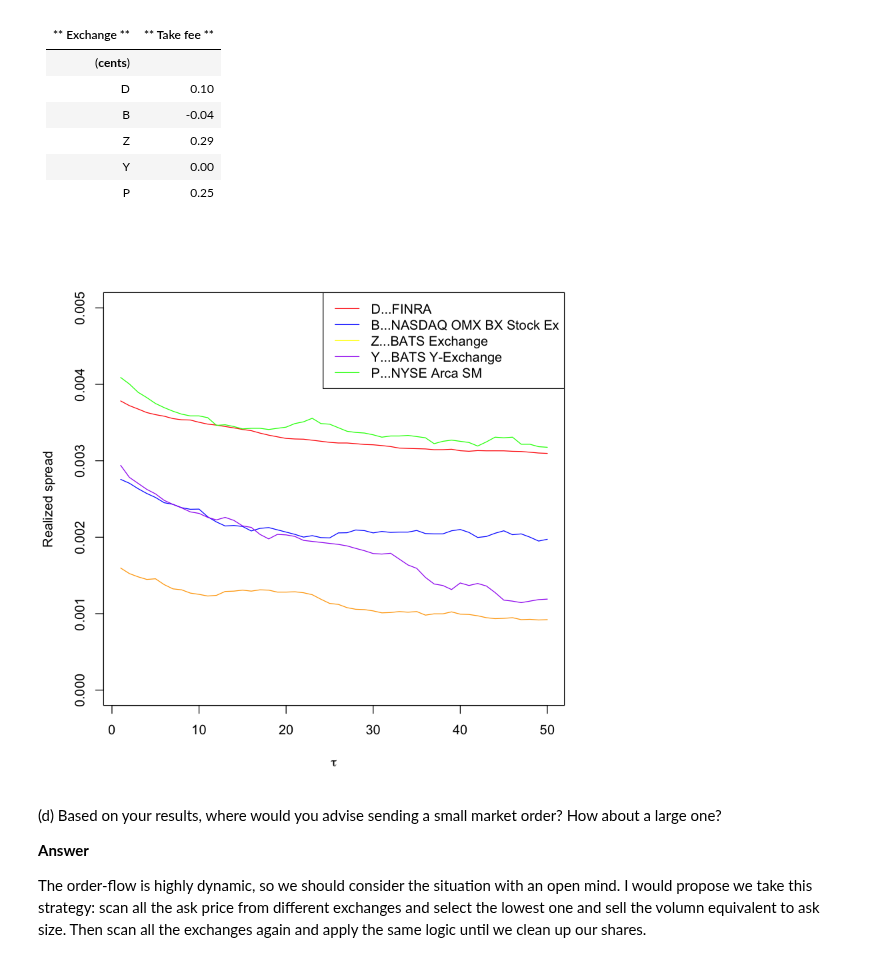
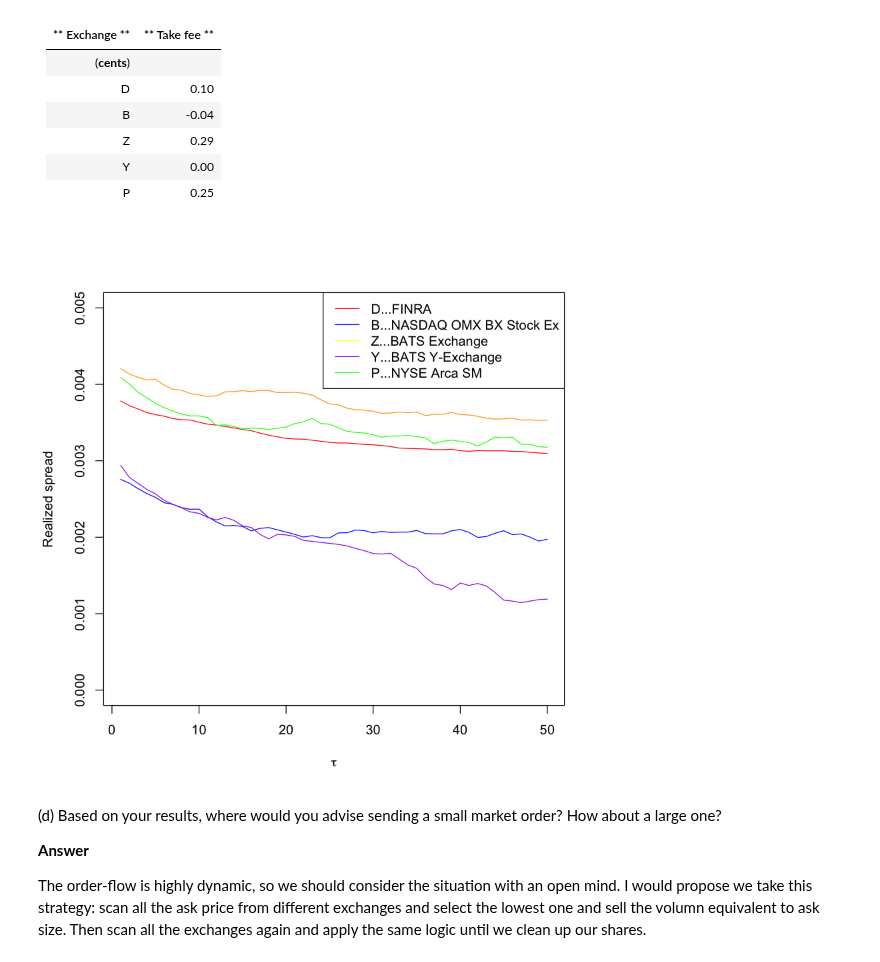
Before and after one commit to wubiya/MicroStructure, a Jupyter notebook: 9879HW4_Wu_Biya.ipynb, the cells around one changed output. Cells and saved outputs as stored; diff of their text form; code cells hidden in the pictures.

```diff
--- a/9879HW4_Wu_Biya.ipynb
+++ b/9879HW4_Wu_Biya.ipynb
@@ -232,16 +232,16 @@ P | 0.25
 # %%
 
 plot(x=1:50,y=rsLagD+.1/100,col="red",type="l",xlab=expression(tau), ylab = "Realized spread", ylim=c(0, 0.005))
 lines(x=1:50,y=rsLagB-.04/100,col="blue")
-lines(x=1:50,y=rsLagZ+.029/100,col="orange")
+lines(x=1:50,y=rsLagZ+.29/100,col="orange")
 lines(x=1:50,y=rsLagY,col="purple")
 lines(x=1:50,y=rsLagP+.25/100,col="green")
 
 legend("topright", c("D...FINRA","B...NASDAQ OMX BX Stock Ex","Z...BATS Exchange","Y...BATS Y-Exchange","P...NYSE Arca SM"),
        lty = c(1,1,1,1,1),
        col=c("red","blue","yellow","purple","green"))
 # %% [output]
-[figure, old version]
+[figure, new version]
 # %% [markdown]
 
 (d) Based on your results, where would you advise sending a small market order?  How about a large one?
```
Also changed, not shown: parts of 1 cell of this notebook.
